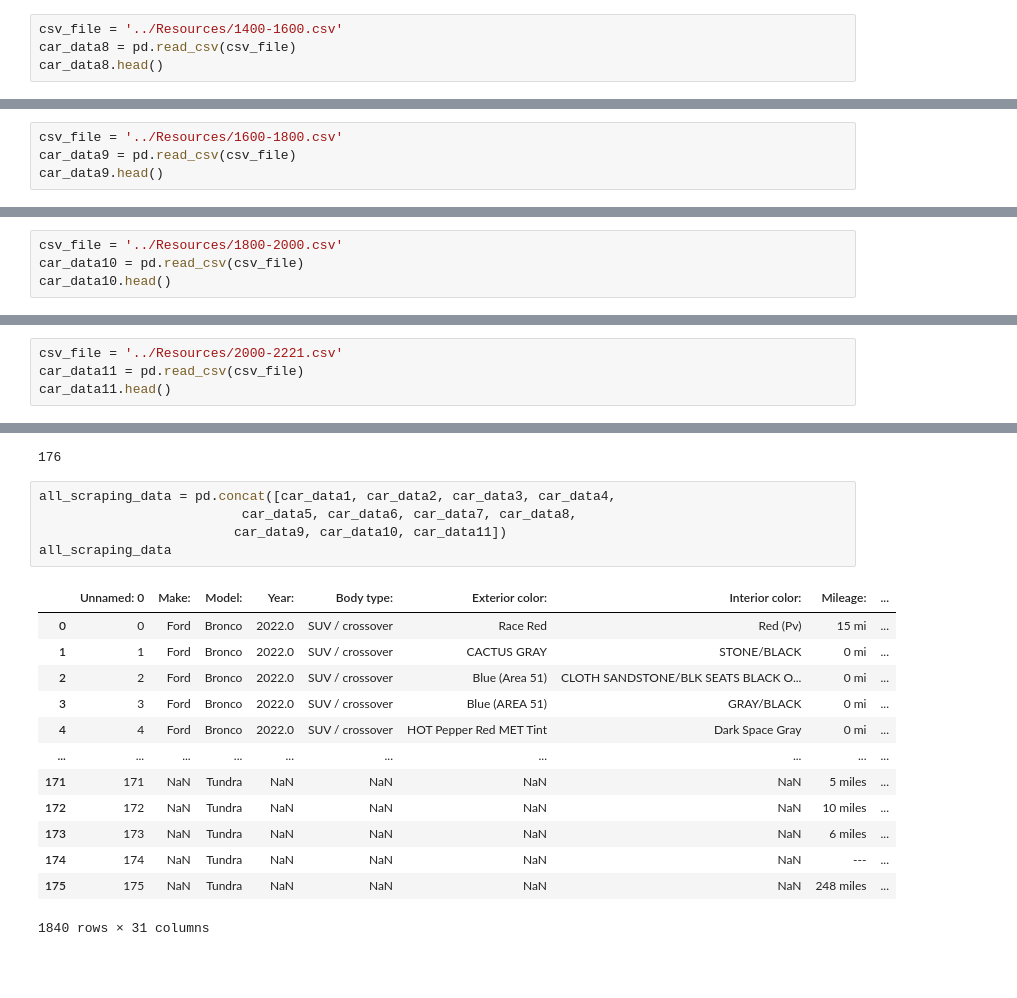
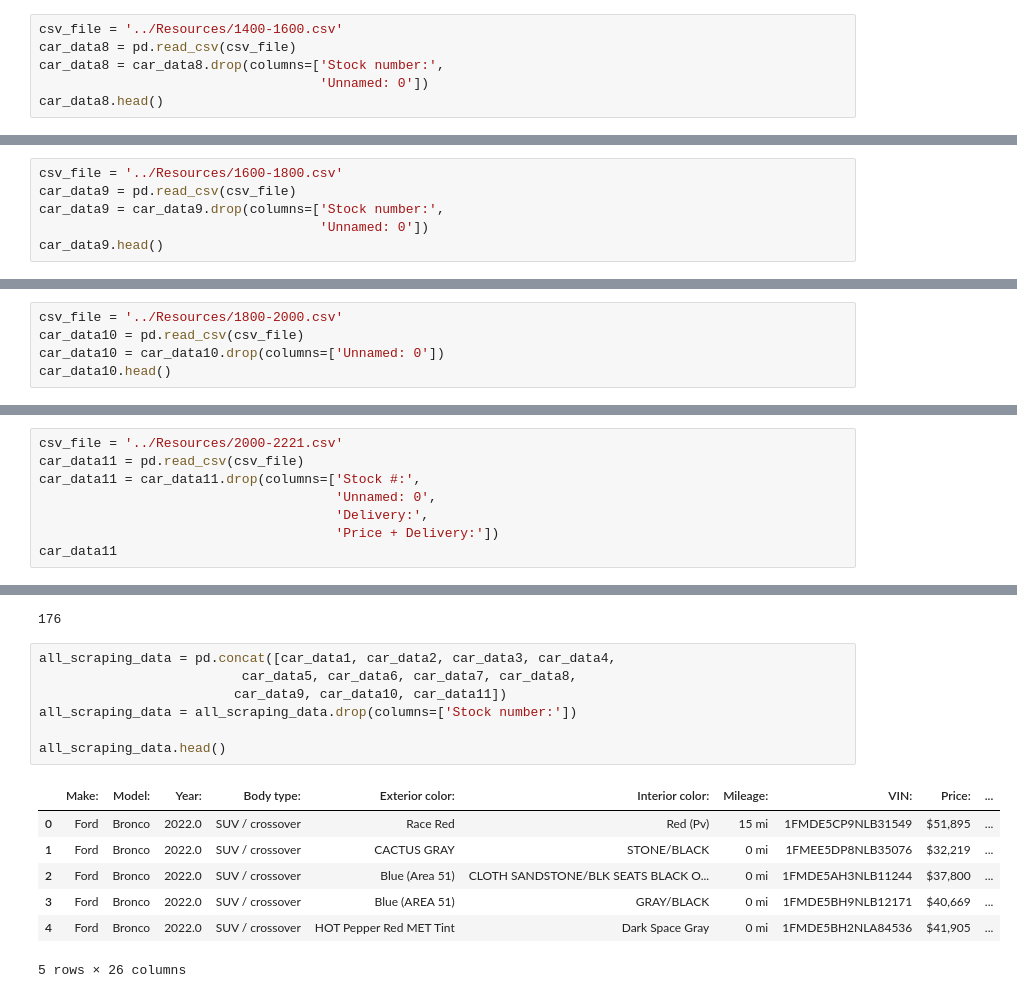
Before and after one commit to RL-Lane/Gouge, a Jupyter notebook: Notebooks/Scraping CSV's Merged.ipynb, the cells around one changed output, grey strips where cells are left out. Drawn from its saved outputs; the diff is of its cells as text; blank space fills up the shorter version.

```diff
--- a/Notebooks/Scraping CSV's Merged.ipynb
+++ b/Notebooks/Scraping CSV's Merged.ipynb
@@ -113,5 +130,7 @@ len(car_data7)
 # %%
 csv_file = '../Resources/1400-1600.csv'
 car_data8 = pd.read_csv(csv_file)
+car_data8 = car_data8.drop(columns=['Stock number:',
+                                    'Unnamed: 0'])
 car_data8.head()
 # %% [output]
@@ -128,5 +147,7 @@ len(car_data8)
 # %%
 csv_file = '../Resources/1600-1800.csv'
 car_data9 = pd.read_csv(csv_file)
+car_data9 = car_data9.drop(columns=['Stock number:',
+                                    'Unnamed: 0'])
 car_data9.head()
 # %% [output]
@@ -143,5 +164,6 @@ len(car_data9)
 # %%
 csv_file = '../Resources/1800-2000.csv'
 car_data10 = pd.read_csv(csv_file)
+car_data10 = car_data10.drop(columns=['Unnamed: 0'])
 car_data10.head()
 # %% [output]
@@ -158,5 +180,9 @@ len(car_data10)
 # %%
 csv_file = '../Resources/2000-2221.csv'
 car_data11 = pd.read_csv(csv_file)
-car_data11.head()
+car_data11 = car_data11.drop(columns=['Stock #:',
+                                      'Unnamed: 0',
+                                      'Delivery:',
+                                      'Price + Delivery:'])
+car_data11
 # %% [output]
@@ -174,22 +206,18 @@ len(car_data11)
 # %%
 all_scraping_data = pd.concat([car_data1, car_data2, car_data3, car_data4,
                           car_data5, car_data6, car_data7, car_data8,
                          car_data9, car_data10, car_data11])
-all_scraping_data
+all_scraping_data = all_scraping_data.drop(columns=['Stock number:'])
+
+all_scraping_data.head()
 # %% [output]
-|  | Unnamed: 0 | Make: | Model: | Year: | Body type: | Exterior color: | Interior color: | Mileage: | ... |
-| 0 | 0 | Ford | Bronco | 2022.0 | SUV / crossover | Race Red | Red (Pv) | 15 mi | ... |
-| 1 | 1 | Ford | Bronco | 2022.0 | SUV / crossover | CACTUS GRAY | STONE/BLACK | 0 mi | ... |
-| 2 | 2 | Ford | Bronco | 2022.0 | SUV / crossover | Blue (Area 51) | CLOTH SANDSTONE/BLK SEATS BLACK O... | 0 mi | ... |
-| 3 | 3 | Ford | Bronco | 2022.0 | SUV / crossover | Blue (AREA 51) | GRAY/BLACK | 0 mi | ... |
-| 4 | 4 | Ford | Bronco | 2022.0 | SUV / crossover | HOT Pepper Red MET Tint | Dark Space Gray | 0 mi | ... |
-| ... | ... | ... | ... | ... | ... | ... | ... | ... | ... |
-| 171 | 171 | NaN | Tundra | NaN | NaN | NaN | NaN | 5 miles | ... |
-| 172 | 172 | NaN | Tundra | NaN | NaN | NaN | NaN | 10 miles | ... |
-| 173 | 173 | NaN | Tundra | NaN | NaN | NaN | NaN | 6 miles | ... |
-| 174 | 174 | NaN | Tundra | NaN | NaN | NaN | NaN | --- | ... |
-| 175 | 175 | NaN | Tundra | NaN | NaN | NaN | NaN | 248 miles | ... |
+|  | Make: | Model: | Year: | Body type: | Exterior color: | Interior color: | Mileage: | VIN: | Price: | ... |
+| 0 | Ford | Bronco | 2022.0 | SUV / crossover | Race Red | Red (Pv) | 15 mi | 1FMDE5CP9NLB31549 | $51,895 | ... |
+| 1 | Ford | Bronco | 2022.0 | SUV / crossover | CACTUS GRAY | STONE/BLACK | 0 mi | 1FMEE5DP8NLB35076 | $32,219 | ... |
+| 2 | Ford | Bronco | 2022.0 | SUV / crossover | Blue (Area 51) | CLOTH SANDSTONE/BLK SEATS BLACK O... | 0 mi | 1FMDE5AH3NLB11244 | $37,800 | ... |
+| 3 | Ford | Bronco | 2022.0 | SUV / crossover | Blue (AREA 51) | GRAY/BLACK | 0 mi | 1FMDE5BH9NLB12171 | $40,669 | ... |
+| 4 | Ford | Bronco | 2022.0 | SUV / crossover | HOT Pepper Red MET Tint | Dark Space Gray | 0 mi | 1FMDE5BH2NLA84536 | $41,905 | ... |
-1840 rows × 31 columns
+5 rows × 26 columns
 # %%
 len(all_scraping_data)
 # %% [output]
```
Also changed, not shown: parts of 13 cells of this notebook.
